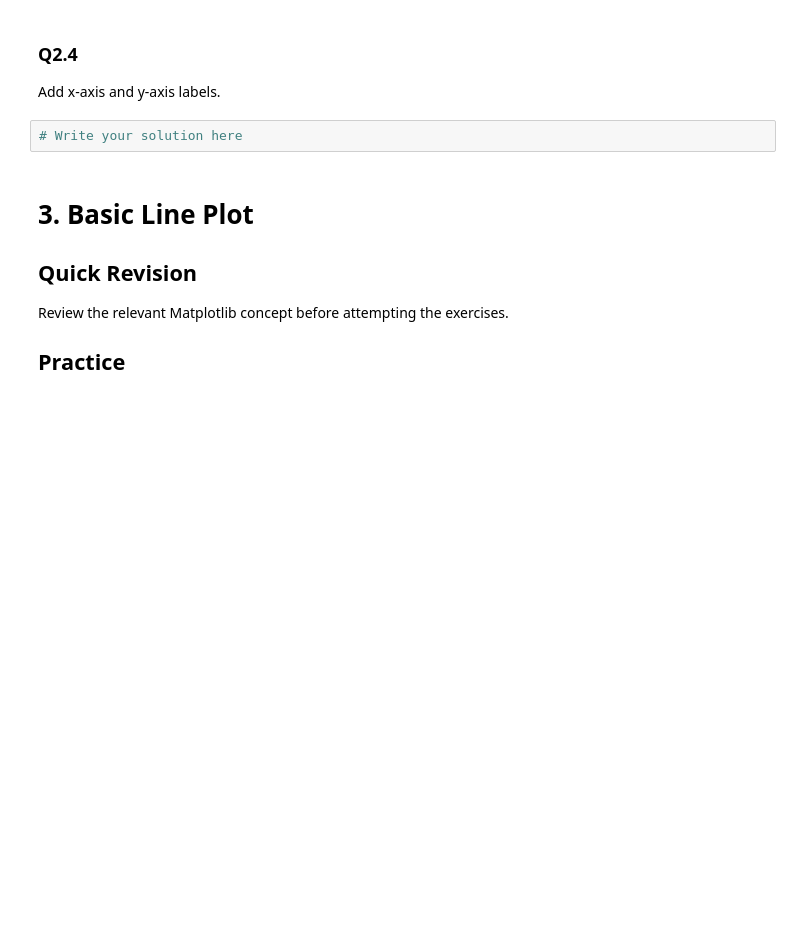
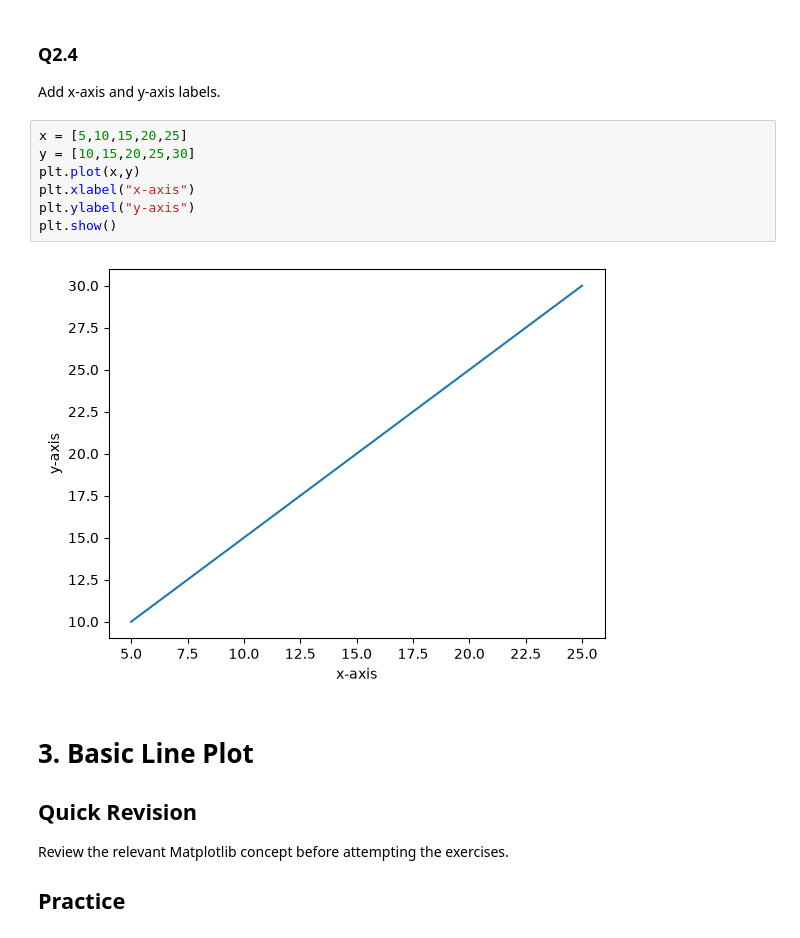
Before and after one commit to hacker-x184/python-Library, a Jupyter notebook: matplotlib/Matplotlib_Practice.ipynb, the cells around one changed output. Saved outputs shown, nothing was run; the diff lists cells and outputs as text; blank space fills up the shorter version.

```diff
--- a/matplotlib/Matplotlib_Practice.ipynb
+++ b/matplotlib/Matplotlib_Practice.ipynb
@@ -113,8 +136,15 @@ Add a title using the axes object.
 ### Q2.4
 
 Add x-axis and y-axis labels.
-# %%
-# Write your solution here
+# %%
+x = [5,10,15,20,25]
+y = [10,15,20,25,30]
+plt.plot(x,y)
+plt.xlabel("x-axis")
+plt.ylabel("y-axis")
+plt.show()
+# %% [output]
+[figure, added]
 # %% [markdown]
 # 3. Basic Line Plot
 
```
Also changed, not shown: parts of 29 cells of this notebook.
